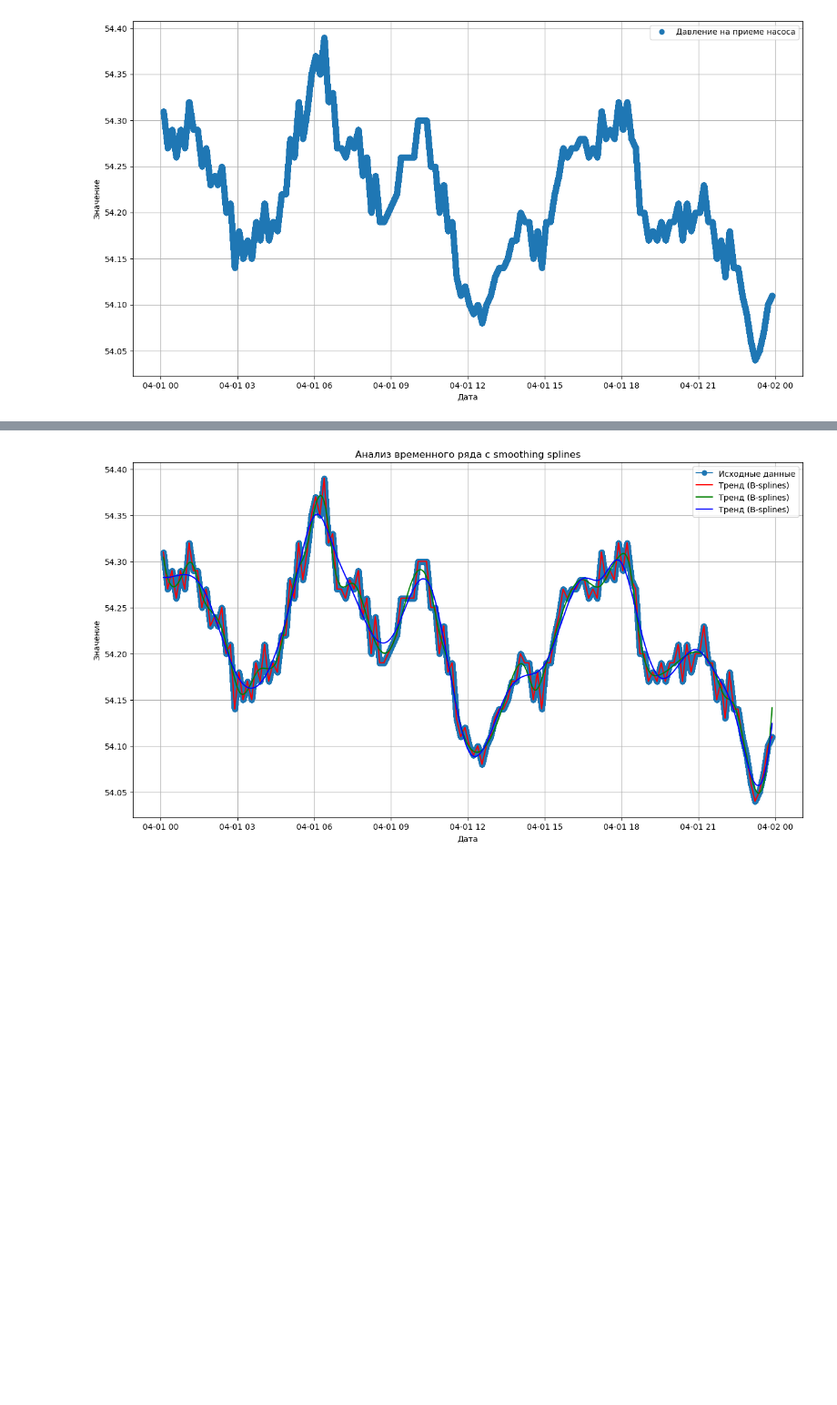
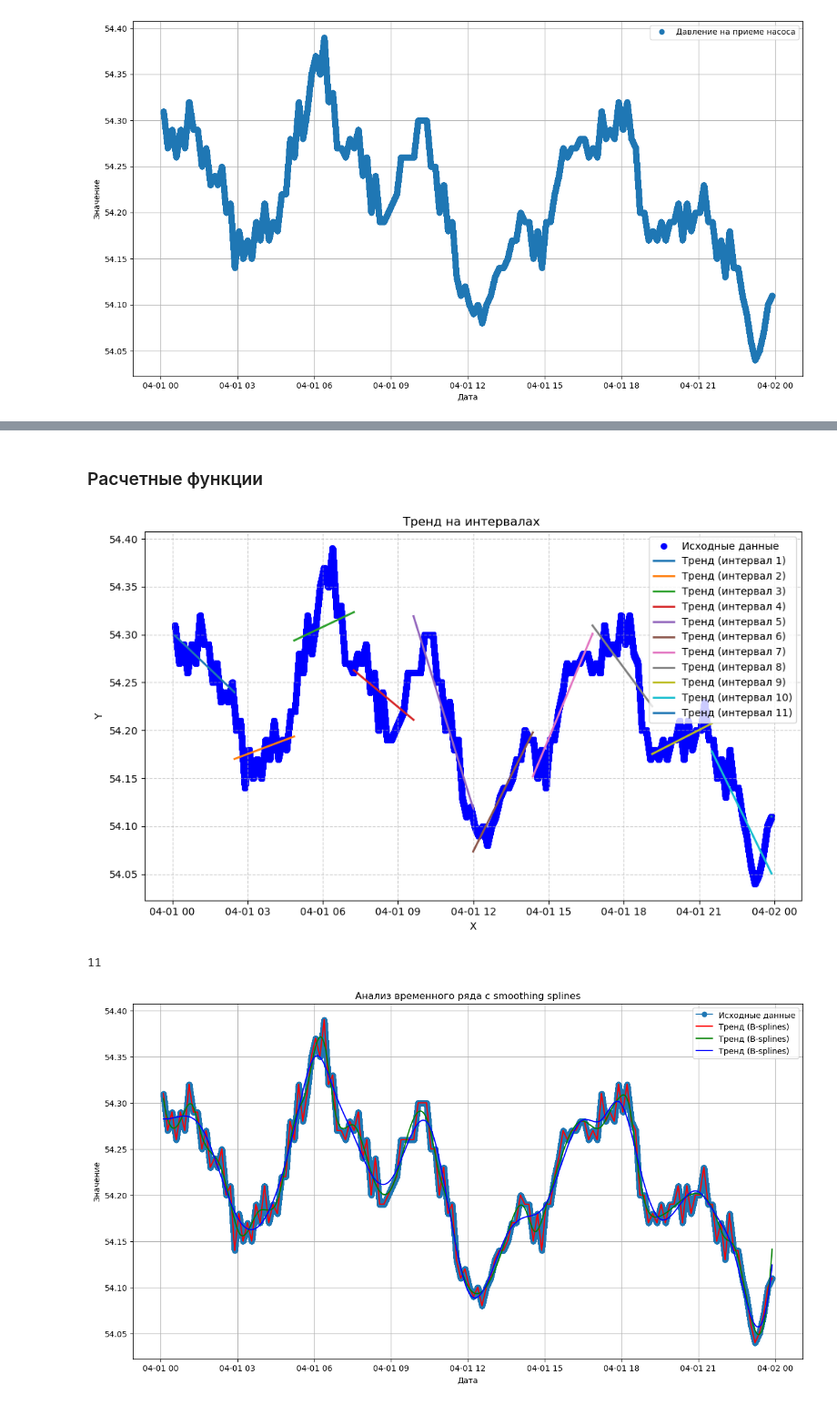
Before and after one commit to EmMUR25/work, a Jupyter notebook: Work.ipynb, the cells around one changed output, grey strips where cells are left out. Shown at 91% size. Drawn from its saved outputs; the diff is of its cells as text; code cells hidden in the pictures; blank space fills up the shorter version.

```diff
--- a/Work.ipynb
+++ b/Work.ipynb
@@ -317,3 +135,17 @@ print(three_trends)
+# %% [markdown]
+### Расчетные функции
+# %%
+from trend_calculations import calculate_from_zero_to_point_paket, calculate_interval_paket
+from drawning import draw_calculations
+#array_dfs = calculate_from_zero_to_point_paket(x, y, interval = len(x)//10, method='Bspline')
+array_dfs = calculate_interval_paket(x, y, interval = len(x)//10, method= 'linreg')
+draw_calculations(x, y, array_dfs, method = 'mat')
+# %% [output]
+[figure, added]
+# %%
+len(array_dfs)
+# %% [output]
+11
 # %%
 
 # Графическое отображение данных и тренда
```
Also changed, not shown: parts of 17 cells of this notebook.
